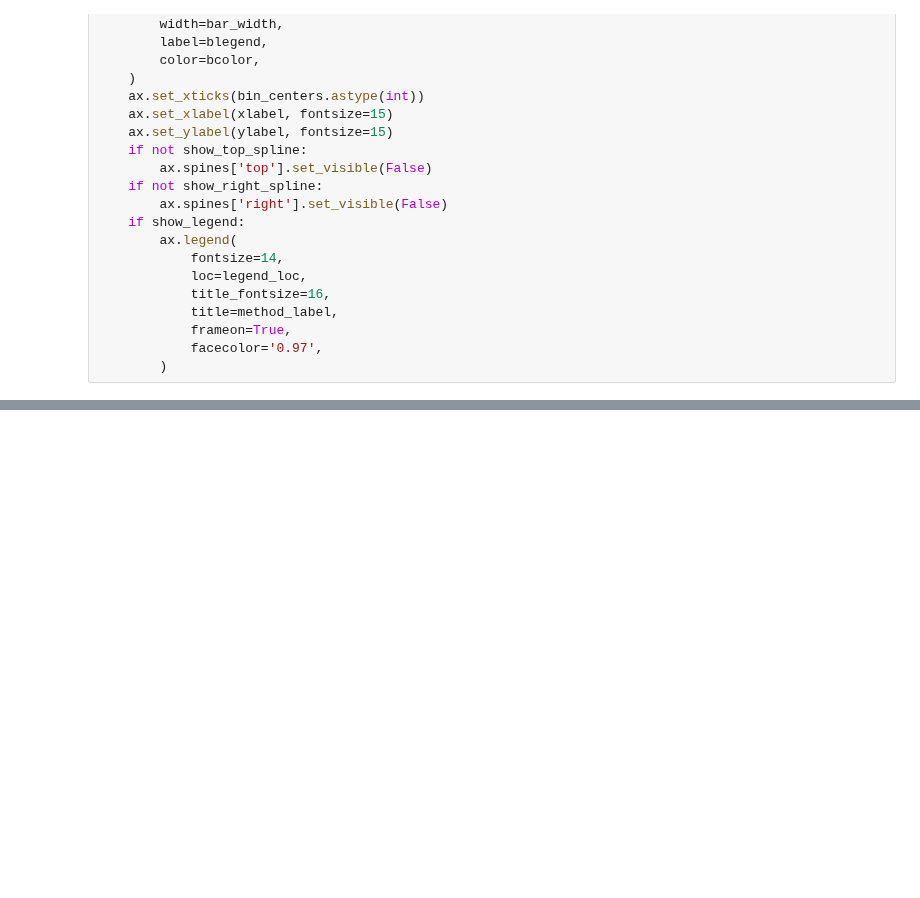
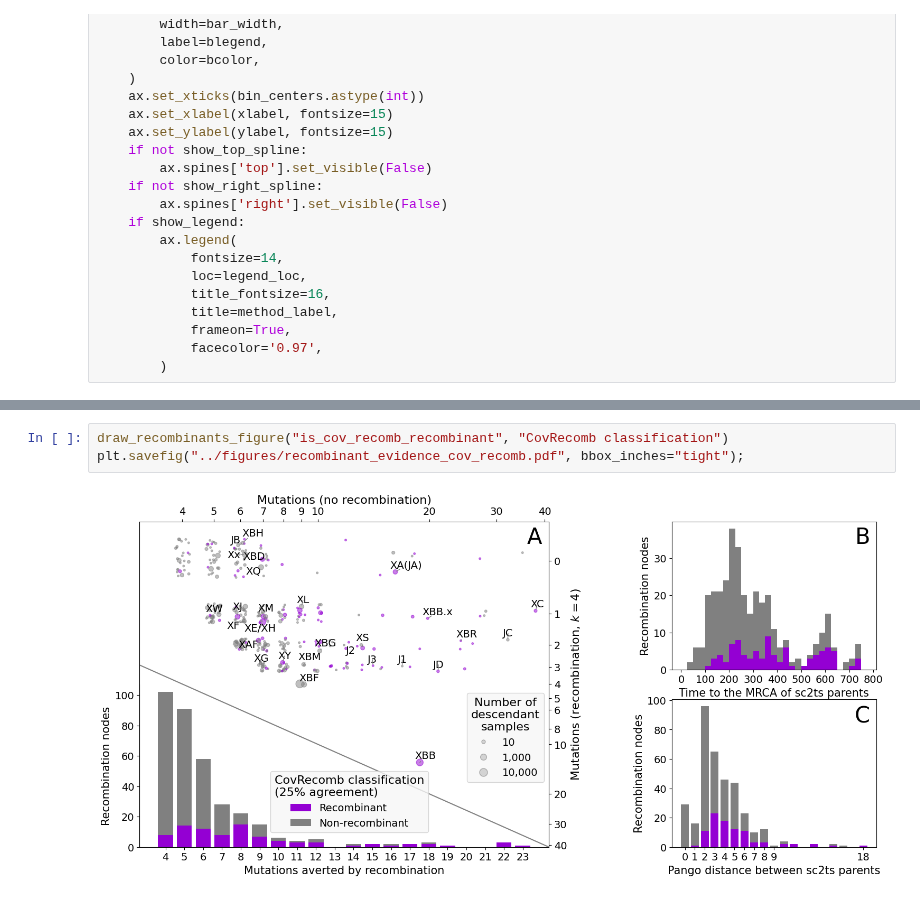
Before and after one commit to jeromekelleher/sc2ts-paper, a Jupyter notebook: notebooks/fig_recombinant_evidence.ipynb, the cells around one changed output, grey strips where cells are left out. Saved outputs shown, nothing was run; the diff lists cells and outputs as text; blank space fills up the shorter version.

```diff
--- a/notebooks/fig_recombinant_evidence.ipynb
+++ b/notebooks/fig_recombinant_evidence.ipynb
@@ -624,3 +670,8 @@ plt.savefig("../figures/recombinant_evidence.pdf", bbox_inches="tight");
+# %%
+draw_recombinants_figure("is_cov_recomb_recombinant", "CovRecomb classification")
+plt.savefig("../figures/recombinant_evidence_cov_recomb.pdf", bbox_inches="tight");
+# %% [output]
+[figure, added]
 # %%
 draw_recombinants_figure("is_rebar_recombinant", "Rebar classification")
 plt.savefig("../figures/recombinant_evidence_rebar.pdf", bbox_inches="tight");
```
Also changed, not shown: parts of 19 cells of this notebook, 7 other files.
